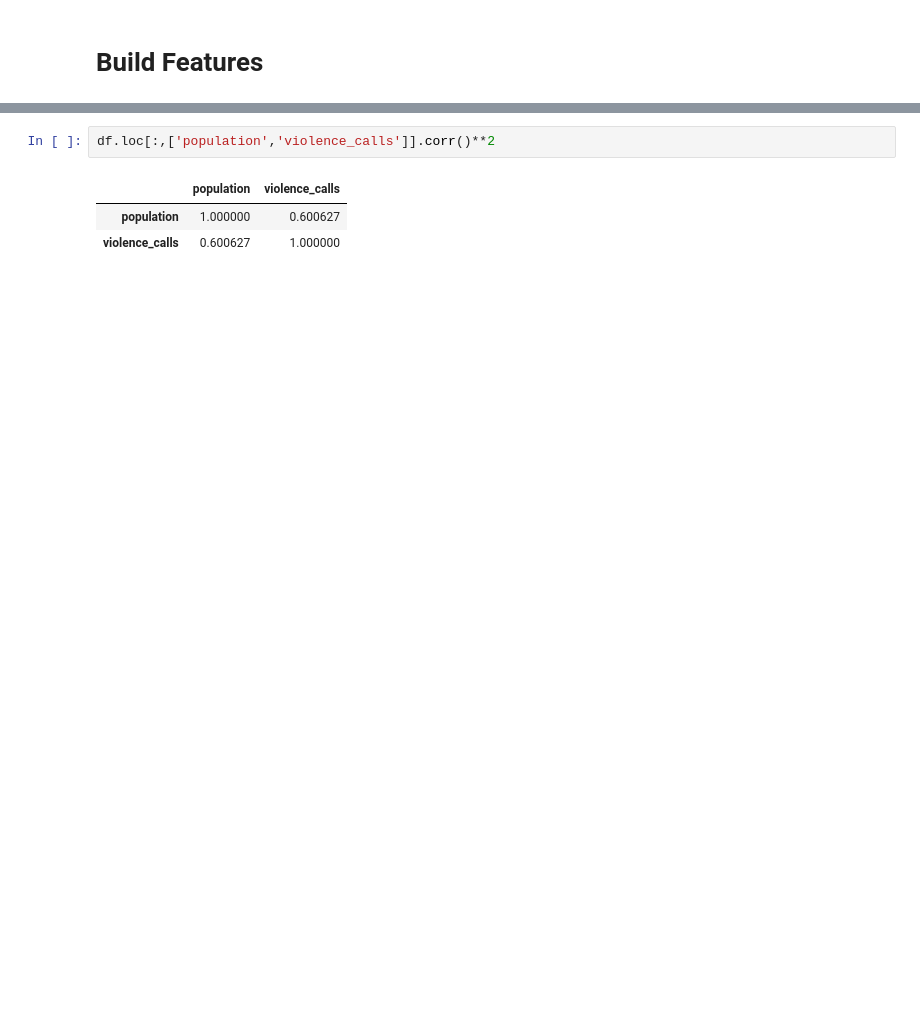
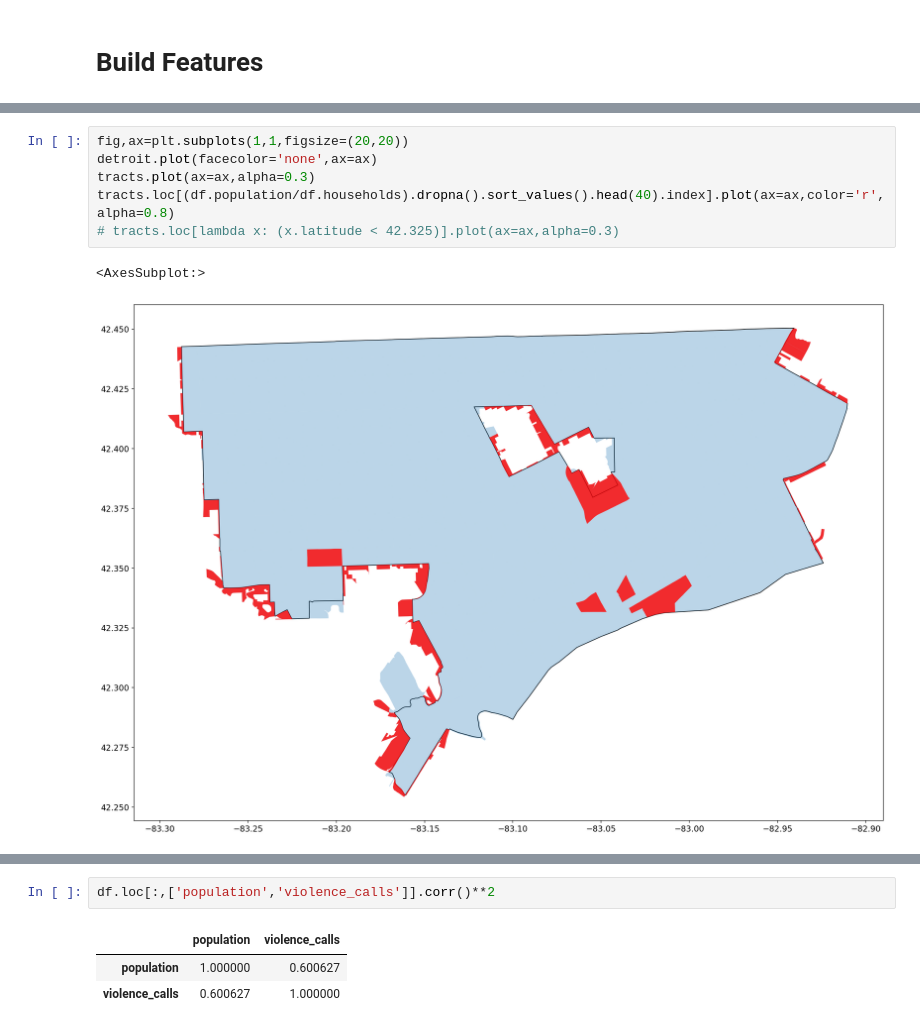
Before and after one commit to ahakso/detroit, a Jupyter notebook: early_modeling.ipynb, the cells around one changed output, grey strips where cells are left out. Saved outputs shown, nothing was run; the diff lists cells and outputs as text; blank space fills up the shorter version.

```diff
--- a/early_modeling.ipynb
+++ b/early_modeling.ipynb
@@ -109,0 +133,9 @@ gpd.GeoDataFrame(tracts.loc[df.calls_per_capita.idxmax()].to_frame().T).plot(ax=
+# %%
+fig,ax=plt.subplots(1,1,figsize=(20,20))
+detroit.plot(facecolor='none',ax=ax)
+tracts.plot(ax=ax,alpha=0.3)
+tracts.loc[(df.population/df.households).dropna().sort_values().head(40).index].plot(ax=ax,color='r',alpha=0.8)
+# tracts.loc[lambda x: (x.latitude < 42.325)].plot(ax=ax,alpha=0.3)
+# %% [output]
+<AxesSubplot:>
+[figure, added]
```
Also changed, not shown: parts of 33 cells of this notebook, 3 other files.
